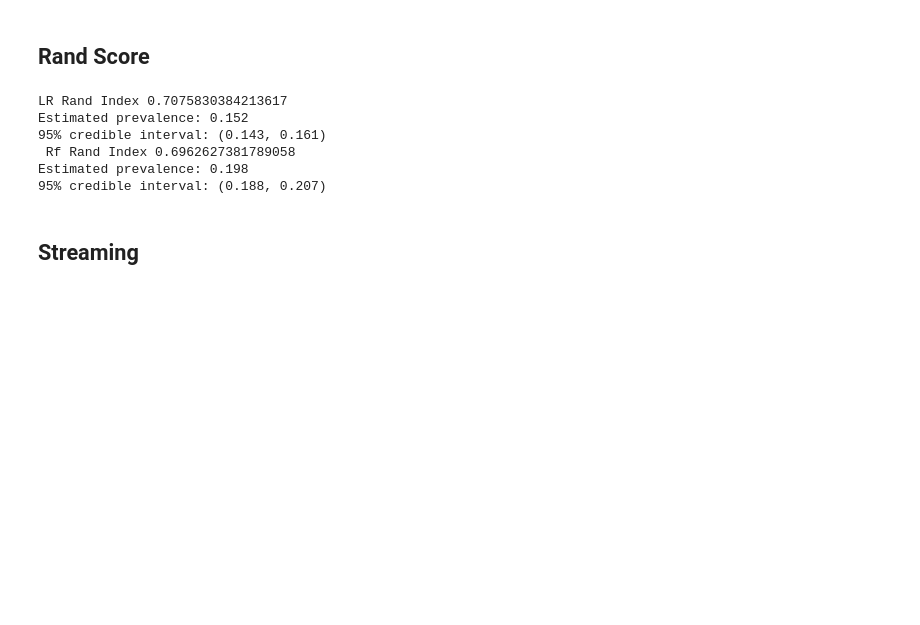
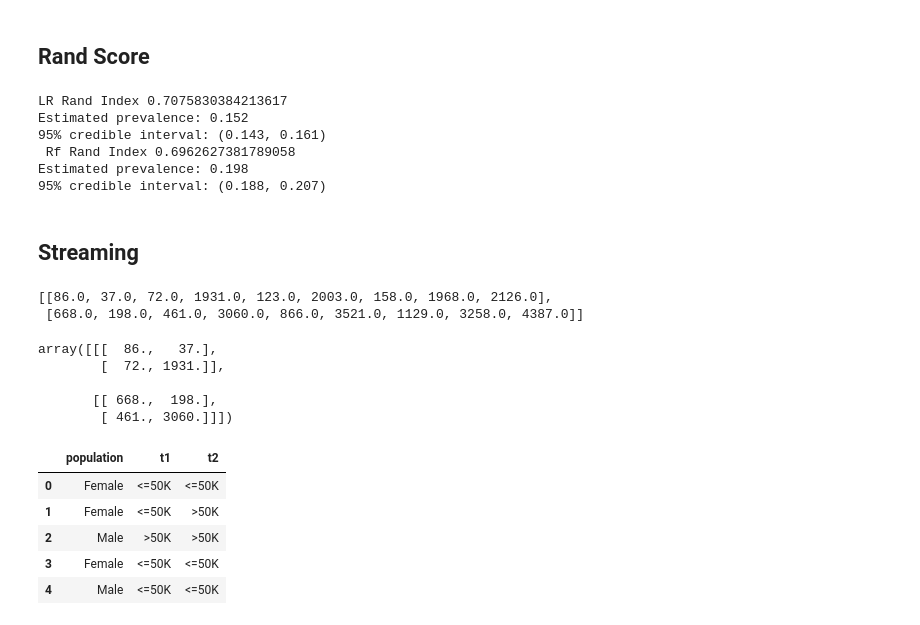
Before and after one commit to kslote1/hui-walter, a Jupyter notebook: Adult.ipynb, the cells around one changed output. Saved outputs shown, nothing was run; the diff lists cells and outputs as text; code cells hidden in the pictures; blank space fills up the shorter version.

```diff
--- a/Adult.ipynb
+++ b/Adult.ipynb
@@ -365,2 +365,26 @@ for i in range(len(predictions)):
     t = contingency_table(profiles, predictions[:i])
     ts.append(get_metrics(t))
+# %%
+get_marginals(t)
+# %% [output]
+[[86.0, 37.0, 72.0, 1931.0, 123.0, 2003.0, 158.0, 1968.0, 2126.0],
+ [668.0, 198.0, 461.0, 3060.0, 866.0, 3521.0, 1129.0, 3258.0, 4387.0]]
+# %%
+t
+# %% [output]
+array([[[  86.,   37.],
+        [  72., 1931.]],
+
+       [[ 668.,  198.],
+        [ 461., 3060.]]])
+# %%
+df_tmp = pd.DataFrame({"population": profiles, "t1": [p[0][0] for p in predictions],
+                       "t2": [p[1][0] for p in predictions]})
+df_tmp.head()
+# %% [output]
+|  | population | t1 | t2 |
+| 0 | Female | <=50K | <=50K |
+| 1 | Female | <=50K | >50K |
+| 2 | Male | >50K | >50K |
+| 3 | Female | <=50K | <=50K |
+| 4 | Male | <=50K | <=50K |
```
Also changed, not shown: parts of 4 cells of this notebook.
